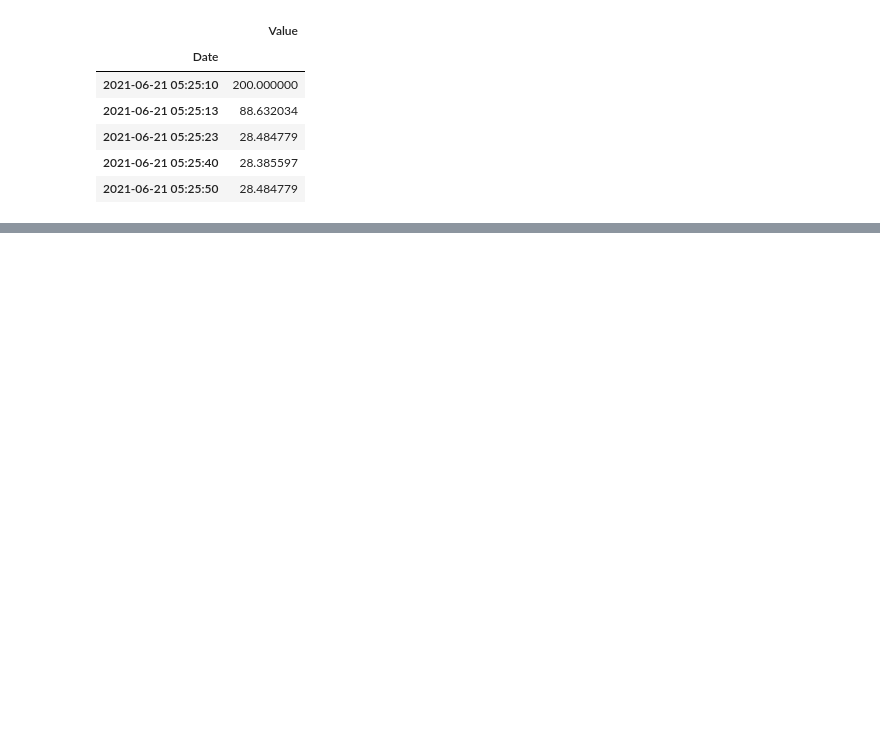
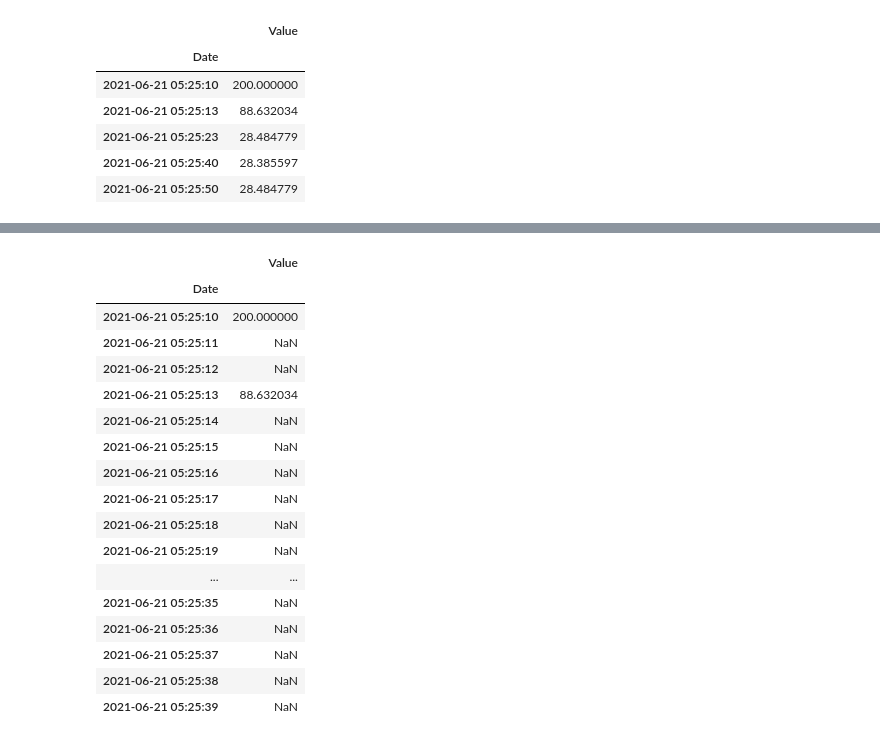
Before and after one commit to sipocz/XLS_Conv, a Jupyter notebook: XLS_converter.ipynb, the cells around one changed output, grey strips where cells are left out. Cells and saved outputs as stored; diff of their text form; code cells hidden in the pictures; blank space fills up the shorter version.

```diff
--- a/XLS_converter.ipynb
+++ b/XLS_converter.ipynb
@@ -183,0 +258,23 @@ ValueError: ignored
+# %%
+df3=df.resample("1s").mean()
+# %%
+df3.head(30)
+# %% [output]
+|  | Value |
+| Date |  |
+| 2021-06-21 05:25:10 | 200.000000 |
+| 2021-06-21 05:25:11 | NaN |
+| 2021-06-21 05:25:12 | NaN |
+| 2021-06-21 05:25:13 | 88.632034 |
+| 2021-06-21 05:25:14 | NaN |
+| 2021-06-21 05:25:15 | NaN |
+| 2021-06-21 05:25:16 | NaN |
+| 2021-06-21 05:25:17 | NaN |
+| 2021-06-21 05:25:18 | NaN |
+| 2021-06-21 05:25:19 | NaN |
+| ... | ... |
+| 2021-06-21 05:25:35 | NaN |
+| 2021-06-21 05:25:36 | NaN |
+| 2021-06-21 05:25:37 | NaN |
+| 2021-06-21 05:25:38 | NaN |
+| 2021-06-21 05:25:39 | NaN |
```
Also changed, not shown: parts of 18 cells of this notebook.
